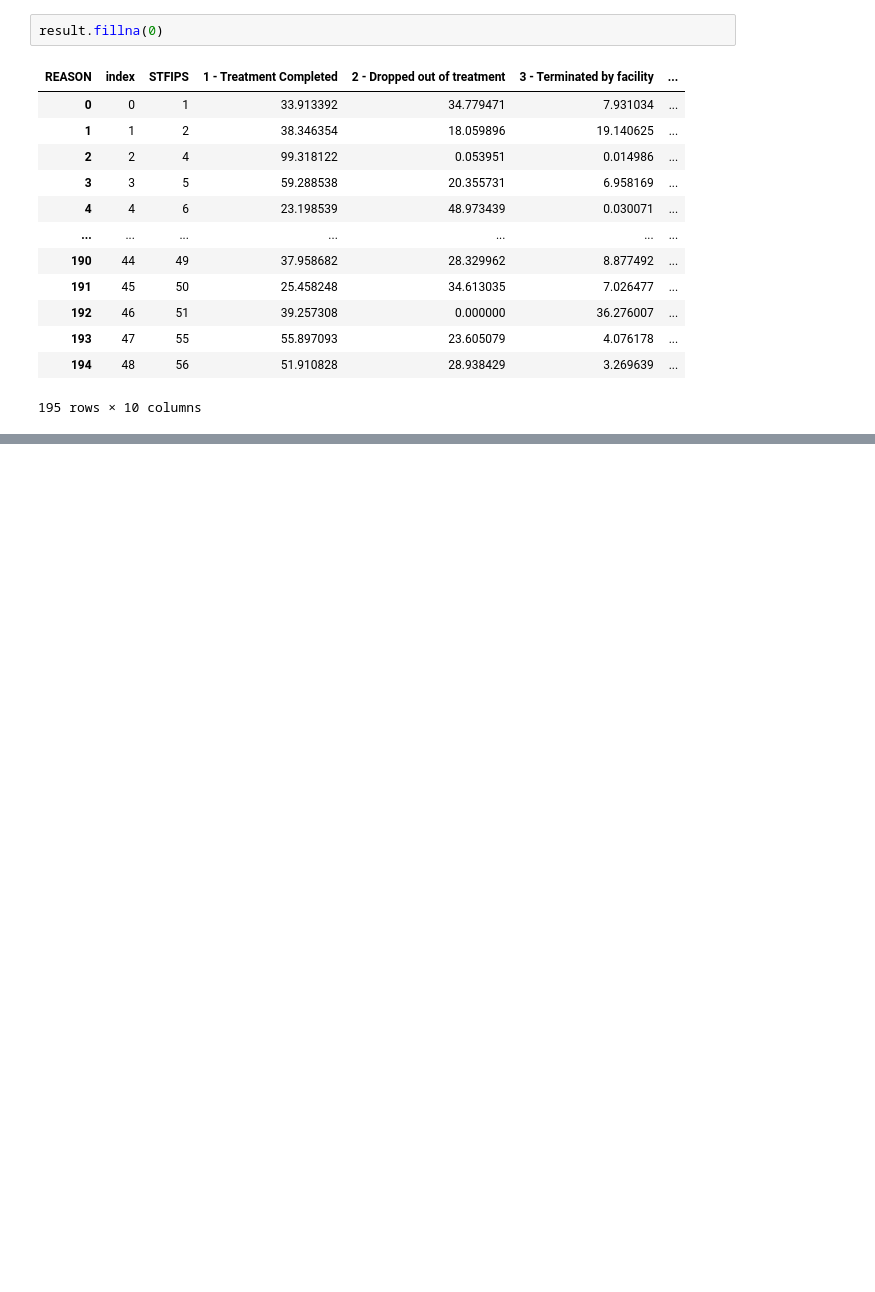
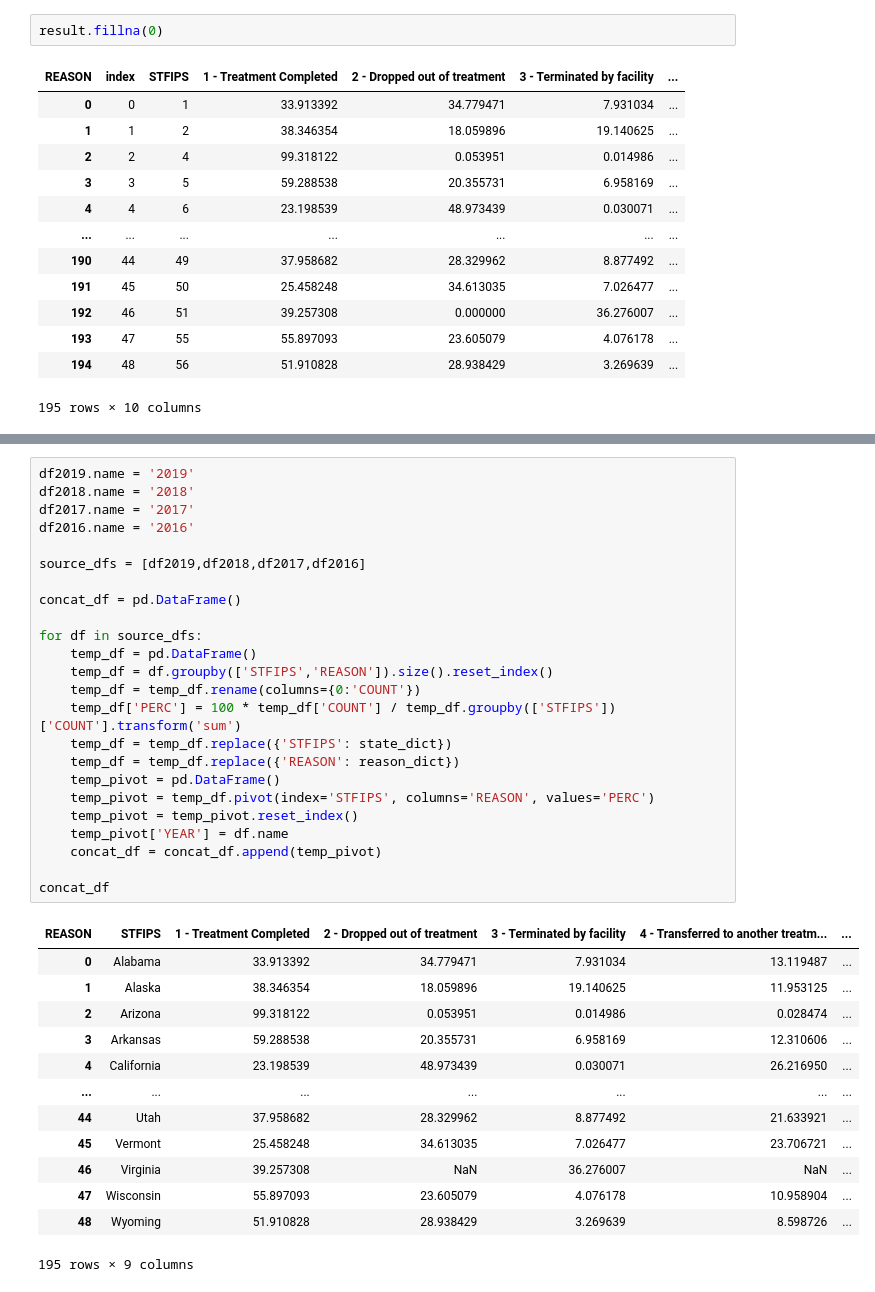
Before and after one commit to ricky-wong/siads697-project, a Jupyter notebook: Visual_Testing.ipynb, the cells around one changed output, grey strips where cells are left out. Cells and saved outputs as stored; diff of their text form; blank space fills up the shorter version.

```diff
--- a/Visual_Testing.ipynb
+++ b/Visual_Testing.ipynb
@@ -163,0 +169,38 @@ filter_year
+# %%
+df2019.name = '2019'
+df2018.name = '2018'
+df2017.name = '2017'
+df2016.name = '2016'
+
+source_dfs = [df2019,df2018,df2017,df2016]
+
+concat_df = pd.DataFrame()
+
+for df in source_dfs:
+    temp_df = pd.DataFrame()
+    temp_df = df.groupby(['STFIPS','REASON']).size().reset_index()
+    temp_df = temp_df.rename(columns={0:'COUNT'})
+    temp_df['PERC'] = 100 * temp_df['COUNT'] / temp_df.groupby(['STFIPS'])['COUNT'].transform('sum')
+    temp_df = temp_df.replace({'STFIPS': state_dict})
+    temp_df = temp_df.replace({'REASON': reason_dict})
+    temp_pivot = pd.DataFrame()
+    temp_pivot = temp_df.pivot(index='STFIPS', columns='REASON', values='PERC')
+    temp_pivot = temp_pivot.reset_index()
+    temp_pivot['YEAR'] = df.name
+    concat_df = concat_df.append(temp_pivot)
+
+concat_df
+# %% [output]
+| REASON | STFIPS | 1 - Treatment Completed | 2 - Dropped out of treatment | 3 - Terminated by facility | 4 - Transferred to another treatm... | ... |
+| 0 | Alabama | 33.913392 | 34.779471 | 7.931034 | 13.119487 | ... |
+| 1 | Alaska | 38.346354 | 18.059896 | 19.140625 | 11.953125 | ... |
+| 2 | Arizona | 99.318122 | 0.053951 | 0.014986 | 0.028474 | ... |
+| 3 | Arkansas | 59.288538 | 20.355731 | 6.958169 | 12.310606 | ... |
+| 4 | California | 23.198539 | 48.973439 | 0.030071 | 26.216950 | ... |
+| ... | ... | ... | ... | ... | ... | ... |
+| 44 | Utah | 37.958682 | 28.329962 | 8.877492 | 21.633921 | ... |
+| 45 | Vermont | 25.458248 | 34.613035 | 7.026477 | 23.706721 | ... |
+| 46 | Virginia | 39.257308 | NaN | 36.276007 | NaN | ... |
+| 47 | Wisconsin | 55.897093 | 23.605079 | 4.076178 | 10.958904 | ... |
+| 48 | Wyoming | 51.910828 | 28.938429 | 3.269639 | 8.598726 | ... |
+195 rows × 9 columns
```
Also changed, not shown: parts of 13 cells of this notebook.
